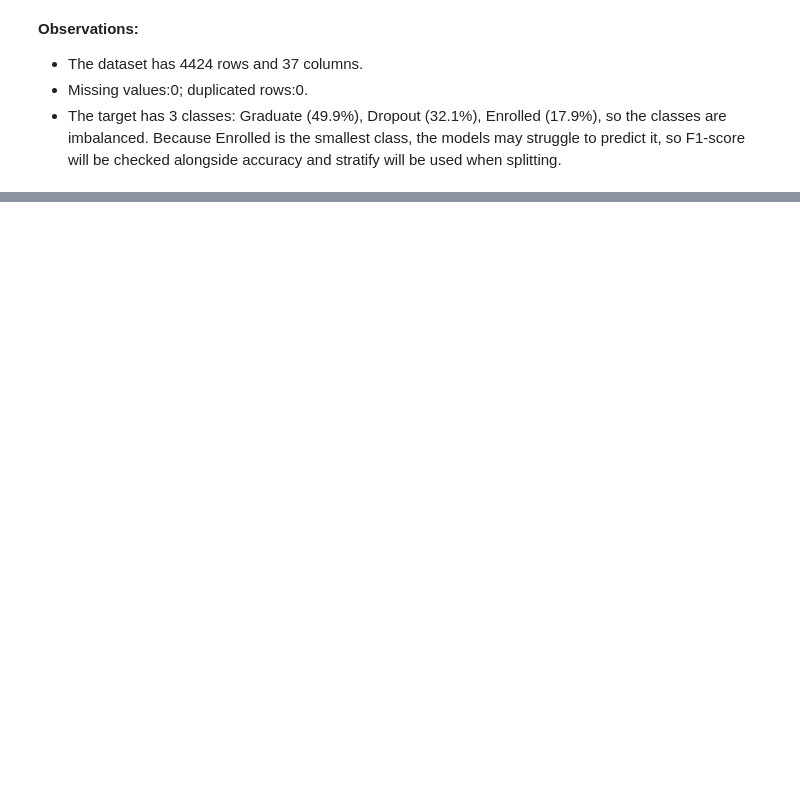
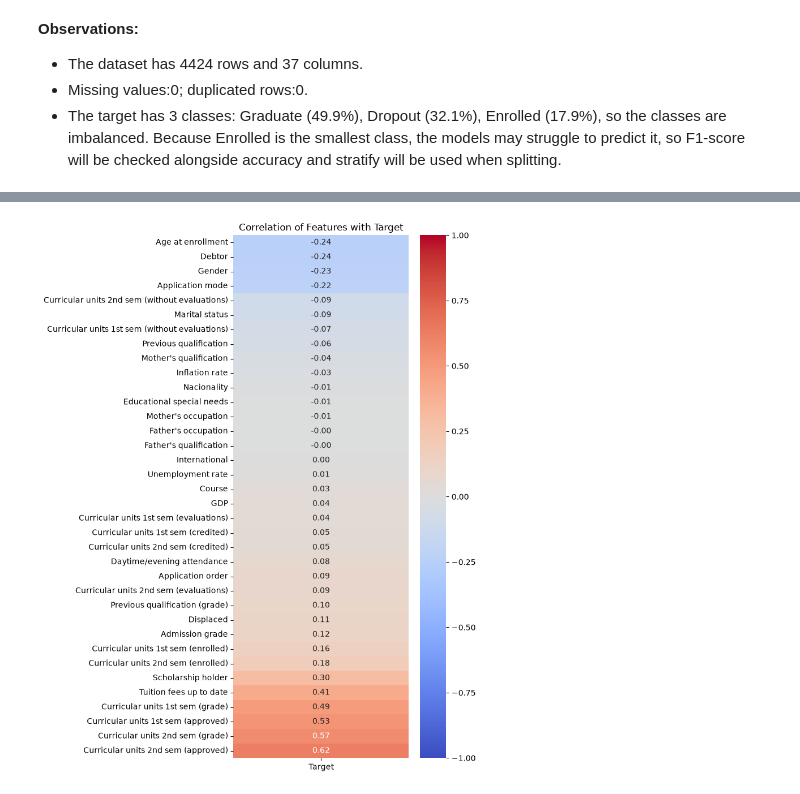
Before and after one commit to Yanjinkhorloo/Machine-Learning-2026, a Jupyter notebook: CA1_Machine_Learning_Yanjinkhorloo.ipynb, the cells around one changed output, grey strips where cells are left out. Saved outputs shown, nothing was run; the diff lists cells and outputs as text; code cells hidden in the pictures; blank space fills up the shorter version.

```diff
--- a/CA1_Machine_Learning_Yanjinkhorloo.ipynb
+++ b/CA1_Machine_Learning_Yanjinkhorloo.ipynb
@@ -91,0 +136,10 @@ Name: proportion, dtype: float64
+# %%
+# Correlation of each feature with the Target, sorted from lowest to highest
+corr_target=df.corr()[['Target']].sort_values(by='Target')
+corr_target=df.corr()[['Target']].drop('Target').sort_values(by='Target')
+plt.figure(figsize=(5, 12))
+sns.heatmap(corr_target, annot=True, fmt='.2f', cmap='coolwarm', vmin=-1, vmax=1)
+plt.title('Correlation of Features with Target')
+plt.show()
+# %% [output]
+[figure, added]
```
Also changed, not shown: parts of 10 cells of this notebook.
